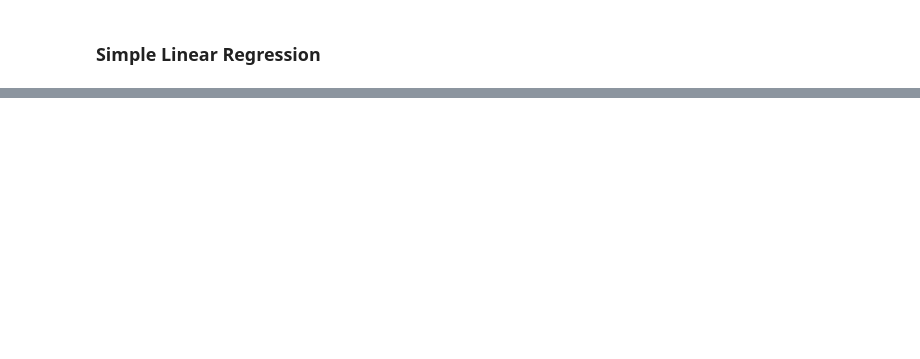
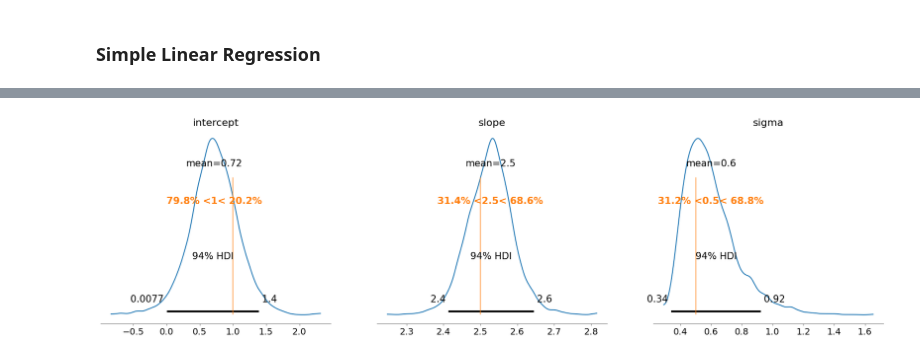
Before and after one commit to andrequant/Bayesian-Inference-With-PyMC, a Jupyter notebook: lesson-1-pymc-fundamentals.ipynb, the cells around one changed output, grey strips where cells are left out. Saved outputs shown, nothing was run; the diff lists cells and outputs as text; code cells hidden in the pictures; blank space fills up the shorter version.

```diff
--- a/lesson-1-pymc-fundamentals.ipynb
+++ b/lesson-1-pymc-fundamentals.ipynb
@@ -56,0 +84,7 @@ with pm.Model() as linear_model:
+# %%
+# Plot posterior distributions
+az.plot_posterior(trace, var_names=['intercept','slope','sigma'],
+                  ref_val=[true_intercept, true_slope, true_sigma])
+plt.show()
+# %% [output]
+[figure, added]
```
Also changed, not shown: parts of 8 cells of this notebook.
